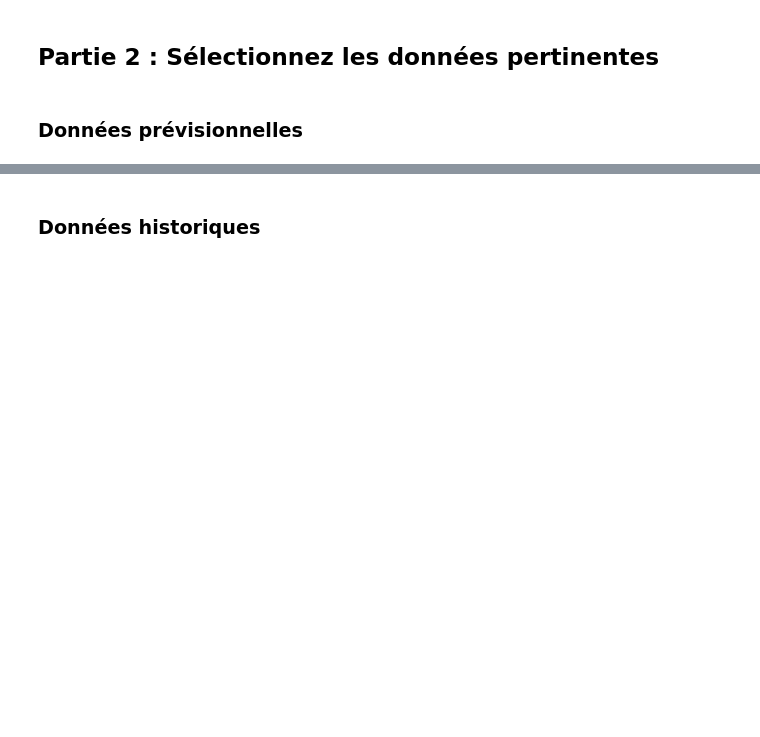
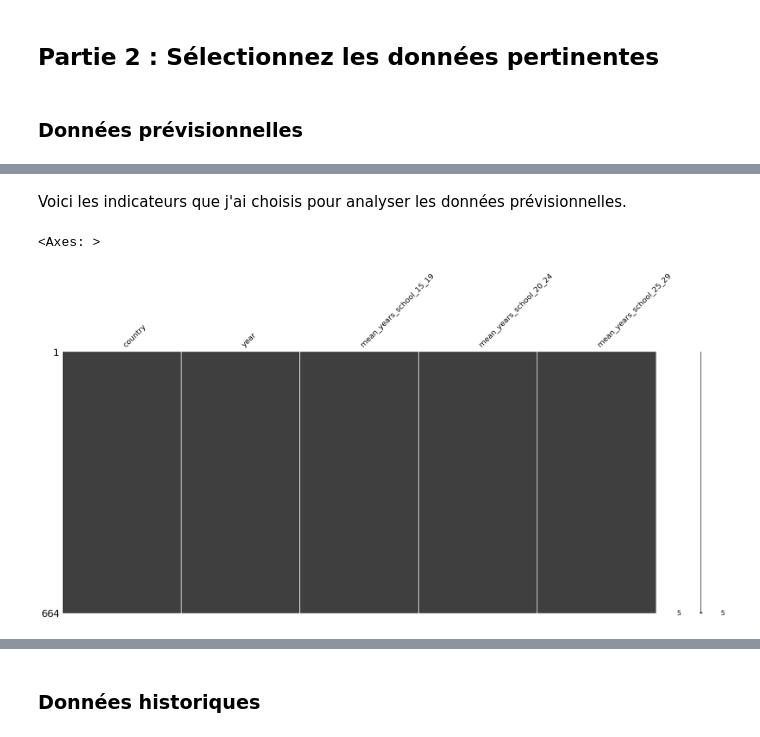
Before and after one commit to jjbochard/ocr_data_science_p2, a Jupyter notebook: study_case_p2.ipynb, the cells around one changed output, grey strips where cells are left out. Cells and saved outputs as stored; diff of their text form; code cells hidden in the pictures; blank space fills up the shorter version.

```diff
--- a/study_case_p2.ipynb
+++ b/study_case_p2.ipynb
@@ -416,0 +367,13 @@ msno.matrix(df.sample(664))
+# %%
+# Delete countries with no data
+
+df_forecast_grouped_by_country = df_forecast.groupby(['country']).sum().reset_index()
+countries_with_no_data = []
+
+# Iterate over each row in the DataFrame
+for index, row in df_forecast_grouped_by_country.iterrows():
+    # Check if all indicator columns are 0
+    if (row.drop(['country', 'year']) == 0).all():
+        countries_with_no_data.append(row['country'])
+
+df_forecast =  df_forecast[~df_forecast["country"].isin(countries_with_no_data)]
@@ -416,0 +393,26 @@ msno.matrix(df.sample(664))
+# %%
+forecast_indicators = [
+    'Wittgenstein Projection: Mean years of schooling. Age 15-19. Total',
+    'Wittgenstein Projection: Mean years of schooling. Age 20-24. Total',
+    'Wittgenstein Projection: Mean years of schooling. Age 25-29. Total',
+]
+indicators = ['country', 'year'] + forecast_indicators
+# %% [markdown]
+Voici les indicateurs que j'ai choisis pour analyser les données prévisionnelles.
+# %%
+df_forecast = df_forecast[indicators]
+# %%
+# Rename indicators
+df_forecast.rename(columns = {
+    'Wittgenstein Projection: Mean years of schooling. Age 15-19. Total':'mean_years_school_15_19',
+    'Wittgenstein Projection: Mean years of schooling. Age 20-24. Total':'mean_years_school_20_24',
+    'Wittgenstein Projection: Mean years of schooling. Age 25-29. Total':'mean_years_school_25_29',
+    }, inplace = True)
+# %%
+df_forecast.replace(0, np.nan, inplace=True)
+
+%matplotlib inline
+msno.matrix(df_forecast.sample(664))
+# %% [output]
+<Axes: >
+[figure, added]
```
Also changed, not shown: parts of 170 cells of this notebook, 1 other file.
